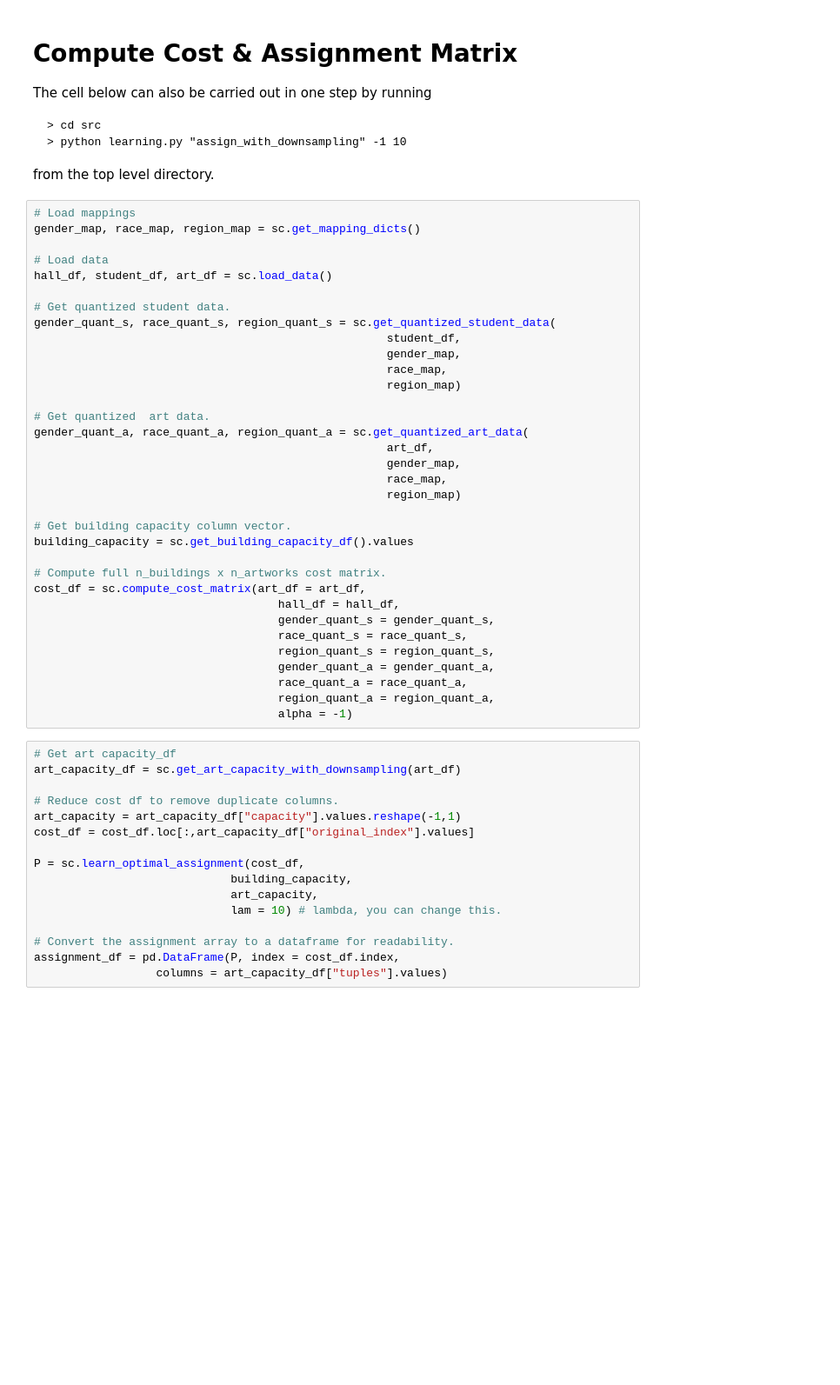
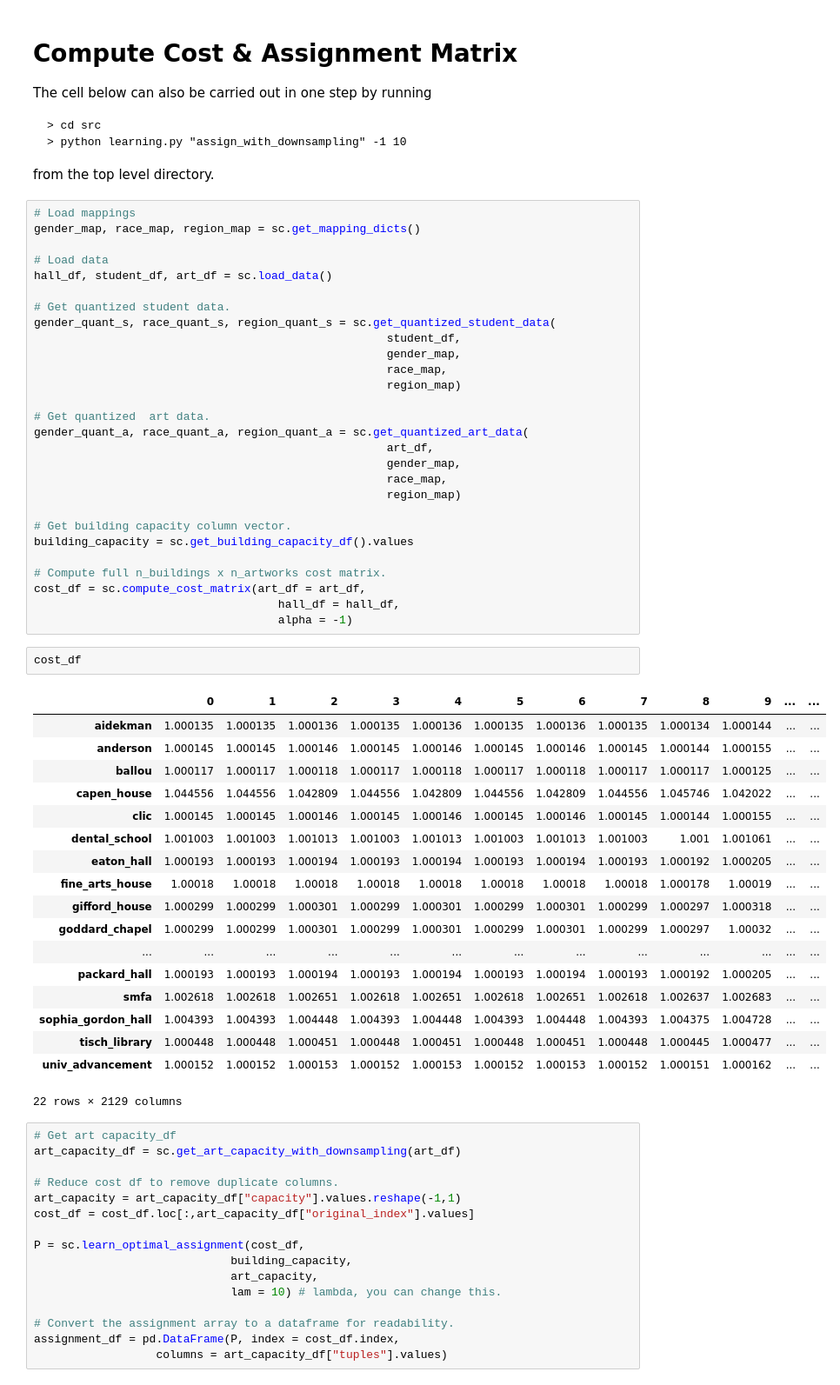
Before and after one commit to annahaensch/OpArt_Curation_Tool, a Jupyter notebook: notebooks/demo_notebook.ipynb, the cells around one changed output. Shown at 87% size. Drawn from its saved outputs; the diff is of its cells as text; blank space fills up the shorter version.

```diff
--- a/notebooks/demo_notebook.ipynb
+++ b/notebooks/demo_notebook.ipynb
@@ -69,13 +69,28 @@ building_capacity = sc.get_building_capacity_df().values
 # Compute full n_buildings x n_artworks cost matrix.
 cost_df = sc.compute_cost_matrix(art_df = art_df,
                                     hall_df = hall_df,
-                                    gender_quant_s = gender_quant_s,
-                                    race_quant_s = race_quant_s,
-                                    region_quant_s = region_quant_s,
-                                    gender_quant_a = gender_quant_a,
-                                    race_quant_a = race_quant_a,
-                                    region_quant_a = region_quant_a,
                                     alpha = -1)
+# %%
+cost_df
+# %% [output]
+|  | 0 | 1 | 2 | 3 | 4 | 5 | 6 | 7 | 8 | 9 | ... | ... |
+| aidekman | 1.000135 | 1.000135 | 1.000136 | 1.000135 | 1.000136 | 1.000135 | 1.000136 | 1.000135 | 1.000134 | 1.000144 | ... | ... |
+| anderson | 1.000145 | 1.000145 | 1.000146 | 1.000145 | 1.000146 | 1.000145 | 1.000146 | 1.000145 | 1.000144 | 1.000155 | ... | ... |
+| ballou | 1.000117 | 1.000117 | 1.000118 | 1.000117 | 1.000118 | 1.000117 | 1.000118 | 1.000117 | 1.000117 | 1.000125 | ... | ... |
+| capen_house | 1.044556 | 1.044556 | 1.042809 | 1.044556 | 1.042809 | 1.044556 | 1.042809 | 1.044556 | 1.045746 | 1.042022 | ... | ... |
+| clic | 1.000145 | 1.000145 | 1.000146 | 1.000145 | 1.000146 | 1.000145 | 1.000146 | 1.000145 | 1.000144 | 1.000155 | ... | ... |
+| dental_school | 1.001003 | 1.001003 | 1.001013 | 1.001003 | 1.001013 | 1.001003 | 1.001013 | 1.001003 | 1.001 | 1.001061 | ... | ... |
+| eaton_hall | 1.000193 | 1.000193 | 1.000194 | 1.000193 | 1.000194 | 1.000193 | 1.000194 | 1.000193 | 1.000192 | 1.000205 | ... | ... |
+| fine_arts_house | 1.00018 | 1.00018 | 1.00018 | 1.00018 | 1.00018 | 1.00018 | 1.00018 | 1.00018 | 1.000178 | 1.00019 | ... | ... |
+| gifford_house | 1.000299 | 1.000299 | 1.000301 | 1.000299 | 1.000301 | 1.000299 | 1.000301 | 1.000299 | 1.000297 | 1.000318 | ... | ... |
+| goddard_chapel | 1.000299 | 1.000299 | 1.000301 | 1.000299 | 1.000301 | 1.000299 | 1.000301 | 1.000299 | 1.000297 | 1.00032 | ... | ... |
+| ... | ... | ... | ... | ... | ... | ... | ... | ... | ... | ... | ... | ... |
+| packard_hall | 1.000193 | 1.000193 | 1.000194 | 1.000193 | 1.000194 | 1.000193 | 1.000194 | 1.000193 | 1.000192 | 1.000205 | ... | ... |
+| smfa | 1.002618 | 1.002618 | 1.002651 | 1.002618 | 1.002651 | 1.002618 | 1.002651 | 1.002618 | 1.002637 | 1.002683 | ... | ... |
+| sophia_gordon_hall | 1.004393 | 1.004393 | 1.004448 | 1.004393 | 1.004448 | 1.004393 | 1.004448 | 1.004393 | 1.004375 | 1.004728 | ... | ... |
+| tisch_library | 1.000448 | 1.000448 | 1.000451 | 1.000448 | 1.000451 | 1.000448 | 1.000451 | 1.000448 | 1.000445 | 1.000477 | ... | ... |
+| univ_advancement | 1.000152 | 1.000152 | 1.000153 | 1.000152 | 1.000153 | 1.000152 | 1.000153 | 1.000152 | 1.000151 | 1.000162 | ... | ... |
+22 rows × 2129 columns
 # %%
 # Get art capacity_df
 art_capacity_df = sc.get_art_capacity_with_downsampling(art_df)
```
Also changed, not shown: parts of 1 cell of this notebook.
